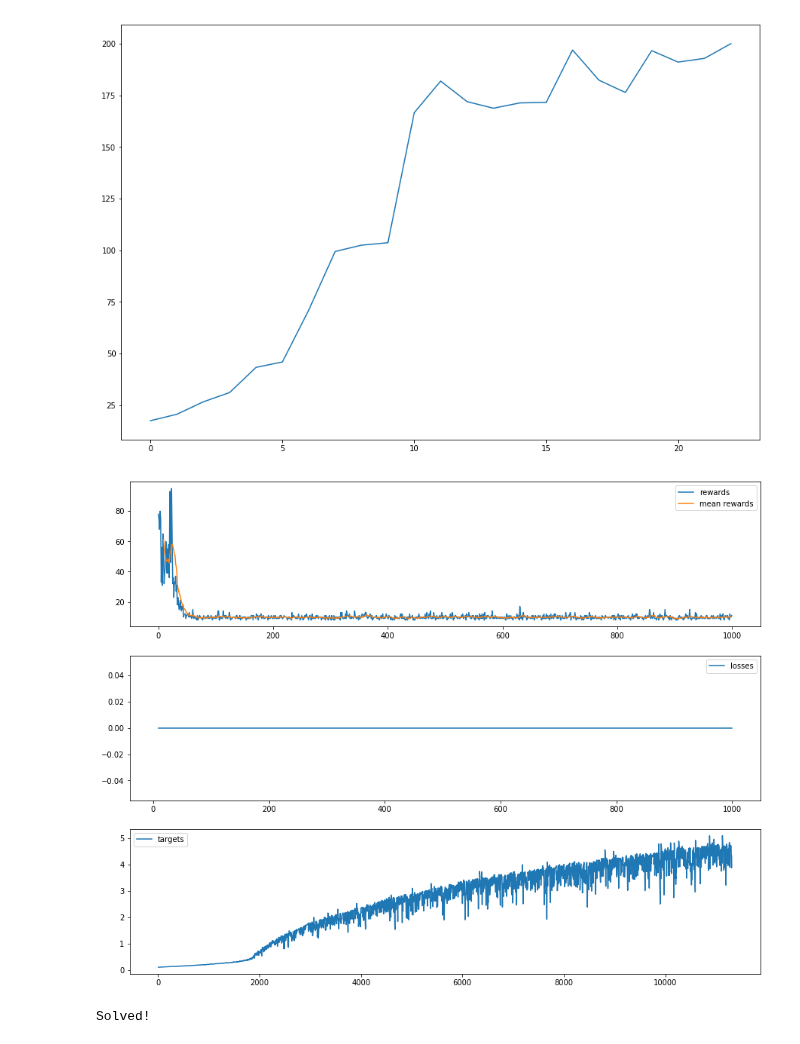
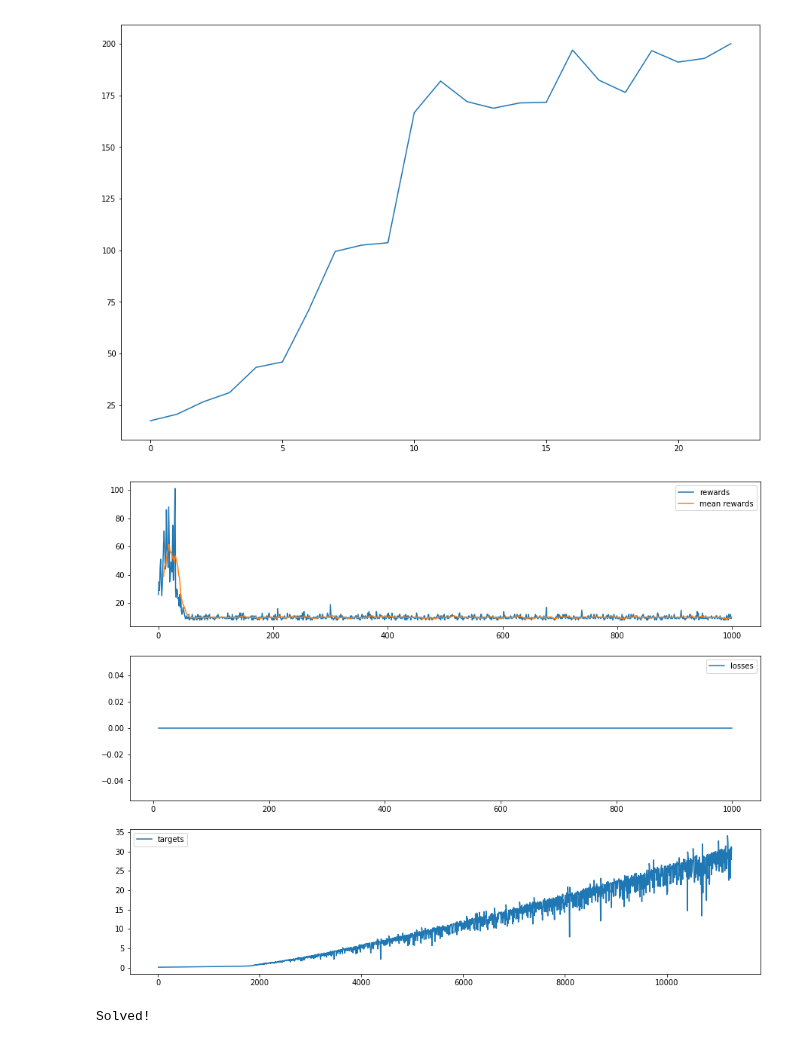
Before and after one commit to QuentinDuval/PythonExperiments, a Jupyter notebook: ml/rl/4_cartpole.ipynb, the cells around one changed output. Saved outputs shown, nothing was run; the diff lists cells and outputs as text; code cells hidden in the pictures.

Commit message:
Failing at Q Learning

```diff
--- a/ml/rl/4_cartpole.ipynb
+++ b/ml/rl/4_cartpole.ipynb
@@ -288,34 +288,96 @@ def train_sarsa_learning(
             action = next_action
             action_value = next_action_value
             targets.append(target)
 
         # Record history
         episode_rewards.append(episode_reward)
         episode_losses.append(episode_loss)
 
     # Reporting
     if show_stats:
         fig, ax = plt.subplots(figsize=(15, 12), nrows=3)
         ax[0].plot(episode_rewards, label="rewards")
         ax[0].plot(pd.Series(episode_rewards).rolling(10).mean(), label="mean rewards")
         ax[1].plot(pd.Series(episode_losses).rolling(10).sum() / 100., label="losses")
         ax[2].plot(pd.Series(targets).rolling(10).sum() / 100., label="targets")
         for p in ax:
             p.legend()
         plt.show()
 
 
+def train_q_learning(
+    env, policy: nn.Module, episodes: int, discount: float,
+    learning_rate: float, weight_decay: float,
+    epsilon: float,
+    show_stats=True):
+
+    episode_rewards = []
+    episode_losses = []
+    targets = []
+
+    criterion = nn.MSELoss()
+    optimizer = optim.Adam(policy.parameters(), lr=learning_rate, weight_decay=weight_decay)
+
+    count_success = 0
+    for episode in trange(episodes):
+        episode_loss = 0.
+        episode_reward = 0.
+
+        done = False
+        state = env.reset()
+        while not done:
+            action, action_value = epsilon_greedy_action(policy, state, epsilon)
+            next_state, reward, done, _ = env.step(action)
+
+            # Get the next state value
+            next_action_values = policy(next_state)
+            next_action_value, _ = torch.max(next_action_values, dim=-1)
+
+            # Apply the bellman update
+            optimizer.zero_grad()
+            target = reward + discount * next_action_value.detach()
+            loss = criterion(action_value, target)
+            loss.backward()
+            optimizer.step()
+
+            # Moving to next state
+            episode_reward += reward
+            state = next_state
+            targets.append(target)
+
+        # Record history
+        episode_rewards.append(episode_reward)
+        episode_losses.append(episode_loss)
+
+    # Reporting
+    if show_stats:
+        fig, ax = plt.subplots(figsize=(15, 12), nrows=3)
+        ax[0].plot(episode_rewards, label="rewards")
+        ax[0].plot(pd.Series(episode_rewards).rolling(10).mean(), label="mean rewards")
+        ax[1].plot(pd.Series(episode_losses).rolling(10).sum() / 100., label="losses")
+        ax[2].plot(pd.Series(targets).rolling(10).sum() / 100., label="targets")
+        for p in ax:
+            p.legend()
+        plt.show()
+
+
 """
 Training
 """
 
 with gym.make("CartPole-v0") as env:
+    '''
     train_sarsa_learning(
         env, policy=PolicyNet(), episodes=1000, discount=0.9,
         learning_rate=1e-4, weight_decay=1e-4,
         epsilon=0.1)
+    '''
+    train_q_learning(
+        env, policy=PolicyNet(), episodes=1000, discount=0.9,
+        learning_rate=1e-4, weight_decay=1e-4,
+        epsilon=0.1)
 # %% [output]
-[figure, old version]
+[figure, new version]
 # %%
 """
 REINFORCE: Monte Carlo Policy Gradient
```
